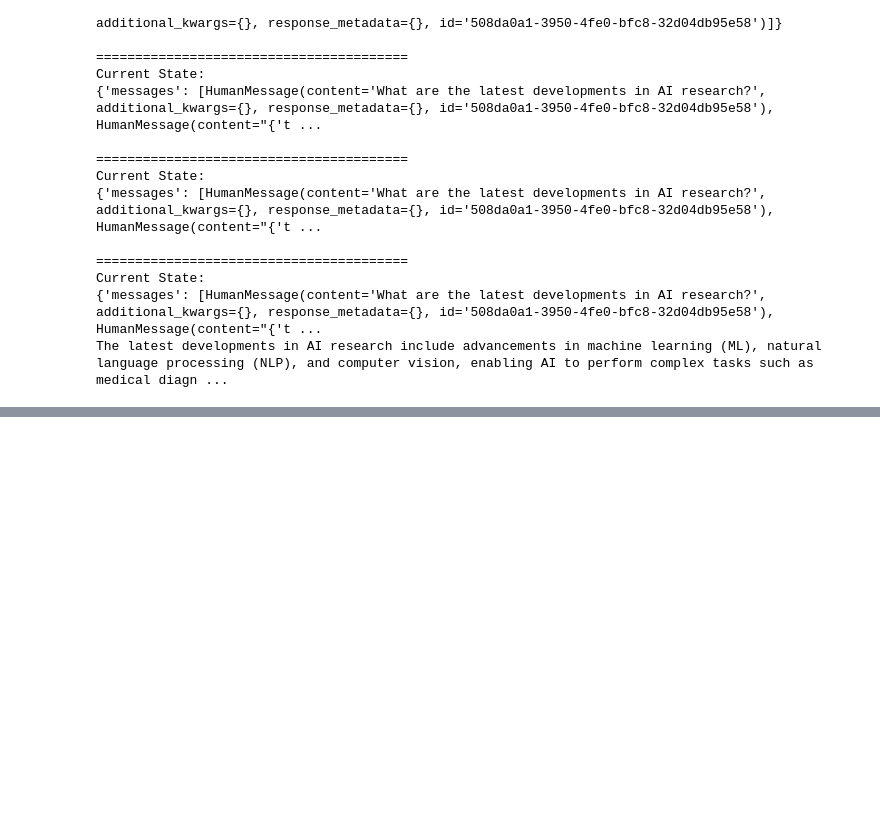
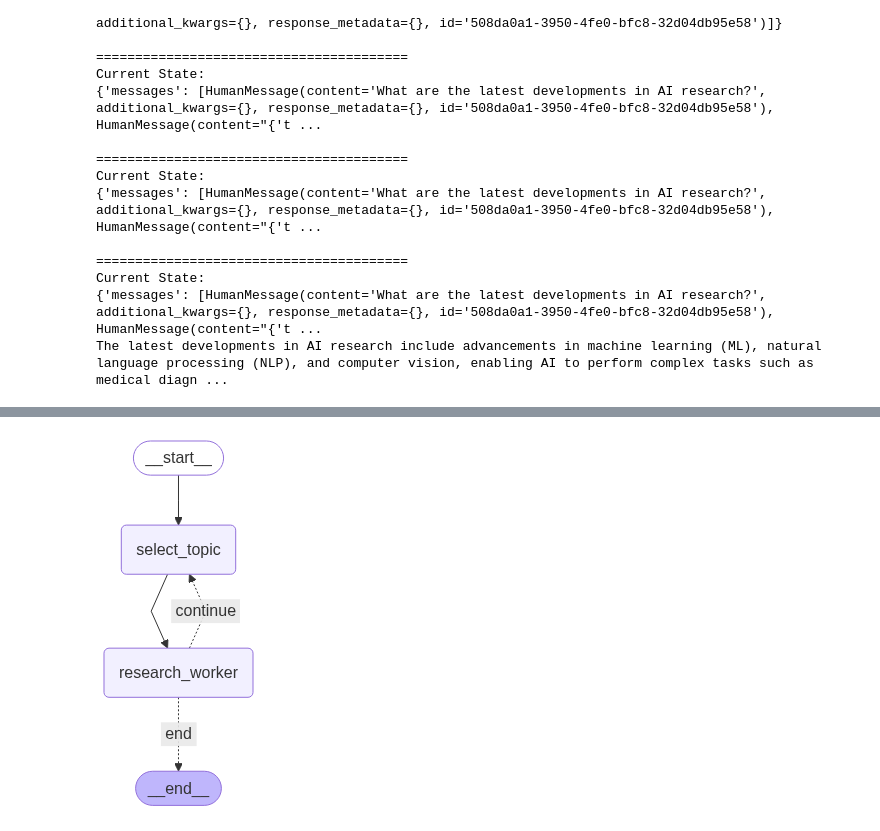
Before and after one commit to mysteryisfun/LangGraph, a Jupyter notebook: 4_Multi_Agent_sys.ipynb, the cells around one changed output, grey strips where cells are left out. Cells and saved outputs as stored; diff of their text form; code cells hidden in the pictures; blank space fills up the shorter version.

Commit message:
Graph in graph

```diff
--- a/4_Multi_Agent_sys.ipynb
+++ b/4_Multi_Agent_sys.ipynb
@@ -156,0 +162,63 @@ The latest developments in AI research include advancements in machine learning
+# %%
+def create_news_researcher():
+    """Create a NewsResearcher state with the initial question."""
+    return news_graph.compile()
+# %%
+research_worker_graph = create_news_researcher()
+
+class ManagerState(TypedDict):
+    topics_to_research: List[str]
+    current_topic: str
+    results: Annotated[List[str], lambda x, y: x + y]
+
+def select_topic_node(state: ManagerState):
+    """Selects the next topic from the list to be researched."""
+    print(f"---MANAGER: {len(state['topics_to_research'])} topics left---")
+
+    topic = state['topics_to_research'][0]
+    remaining_topics = state['topics_to_research'][1:]
+
+    return {**state, "current_topic": topic, "topics_to_research": remaining_topics}
+
+def researcher_proxy_node(state: ManagerState):
+    """Invokes the worker graph for the current topic."""
+    topic = state['current_topic']
+    print(f"---MANAGER: DELEGATING '{topic}' TO WORKER---")
+
+
+    worker_response = research_worker_graph.invoke(
+        {"messages": [HumanMessage(content=topic)]}
+    )
+
+
+    final_answer = worker_response['messages'][-1].content
+
+
+    new_result = f"Topic: {topic}\n\n{final_answer}"
+    return {**state, "results": state["results"] + [new_result]}
+
+# Define the Manager's router
+def manager_router(state: ManagerState):
+    """Routes to the end if there are no more topics to research."""
+    if not state['topics_to_research']:
+        return "end"
+    else:
+        return "continue"
+
+# Build the Manager graph
+manager_builder = StateGraph(ManagerState)
+manager_builder.add_node("select_topic", select_topic_node)
+manager_builder.add_node("research_worker", researcher_proxy_node)
+
+manager_builder.set_entry_point("select_topic")
+manager_builder.add_edge("select_topic", "research_worker")
+manager_builder.add_conditional_edges("research_worker", manager_router, {
+    "continue": "select_topic",
+    "end": END
+})
+
+manager_graph = manager_builder.compile()
+
+manager_graph
+# %% [output]
+[figure, added]
```
Also changed, not shown: parts of 2 cells of this notebook.
